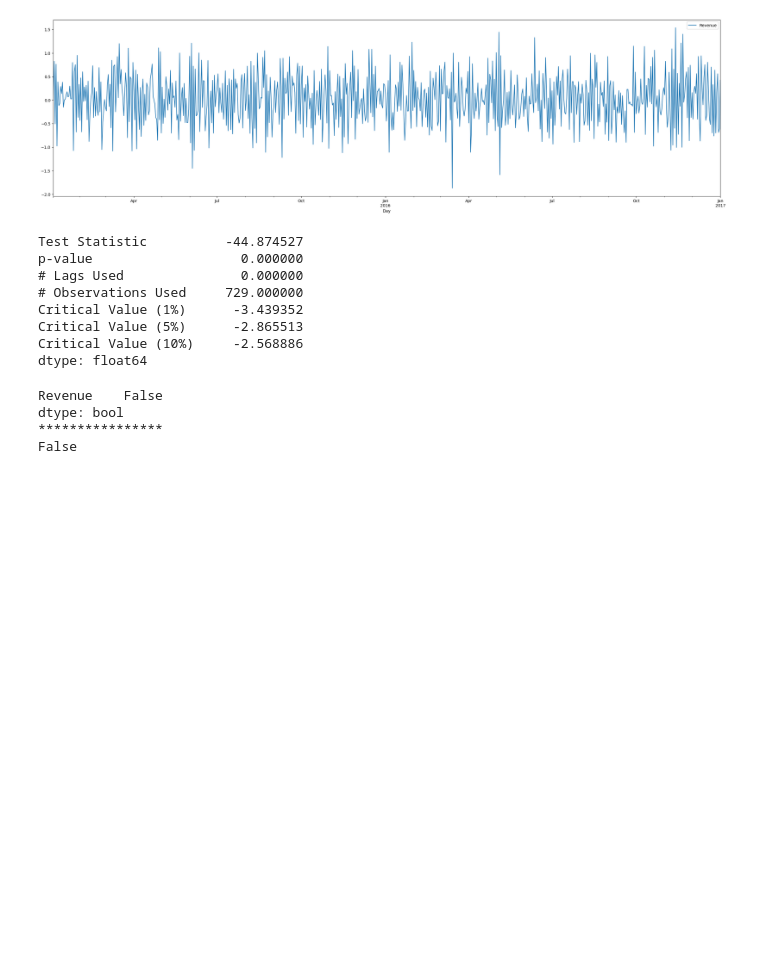
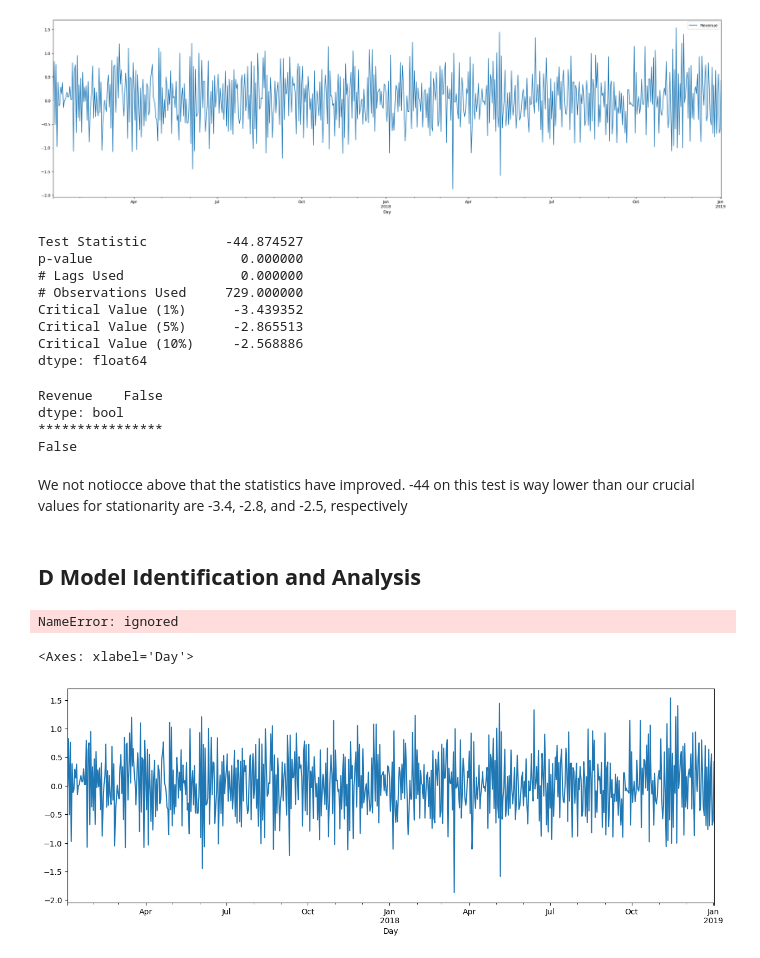
Before and after one commit to cfreeman22/D213, a Jupyter notebook: D213_task1.ipynb, the cells around one changed output. Drawn from its saved outputs; the diff is of its cells as text; code cells hidden in the pictures; blank space fills up the shorter version.

```diff
--- a/D213_task1.ipynb
+++ b/D213_task1.ipynb
@@ -137,3 +140,21 @@ False
 # %%
 # Saving a copy of cleaned data
 #data_diff.to_csv('cleaned_time_series.csv', index = False)
+# %% [markdown]
+We not notiocce above that the statistics have improved. -44 on this test is way lower than our crucial values for stationarity are -3.4, -2.8, and -2.5, respectively
+# %% [markdown]
+## __D Model Identification and Analysis__
+# %%
+result = seasonal_decompose(data_diff['Revenue'], model='additive', period=1)
+# %%
+#Seasonal Plot
+result.seasonal.plot(figsize=(15, 8))
+#result.plot();
+# %% [output]
+NameError: ignored
+# %%
+#Trend Plot
+result.trend.plot(figsize=(15, 5))
+# %% [output]
+<Axes: xlabel='Day'>
+[figure, added]
```
Also changed, not shown: parts of 5 cells of this notebook.
